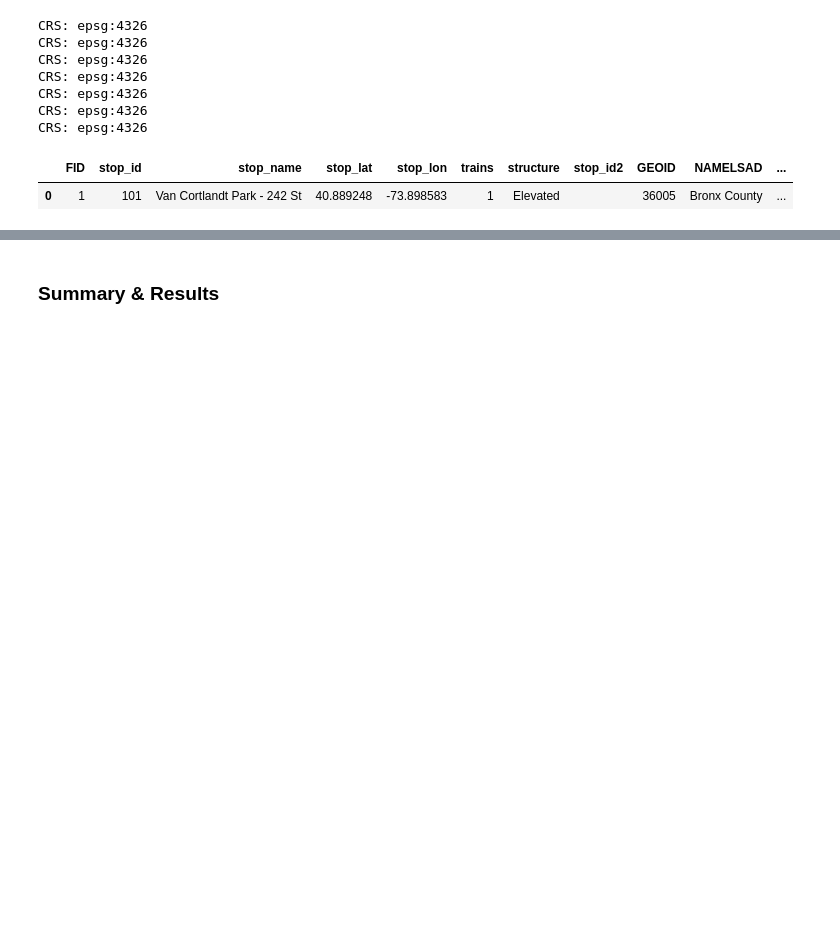
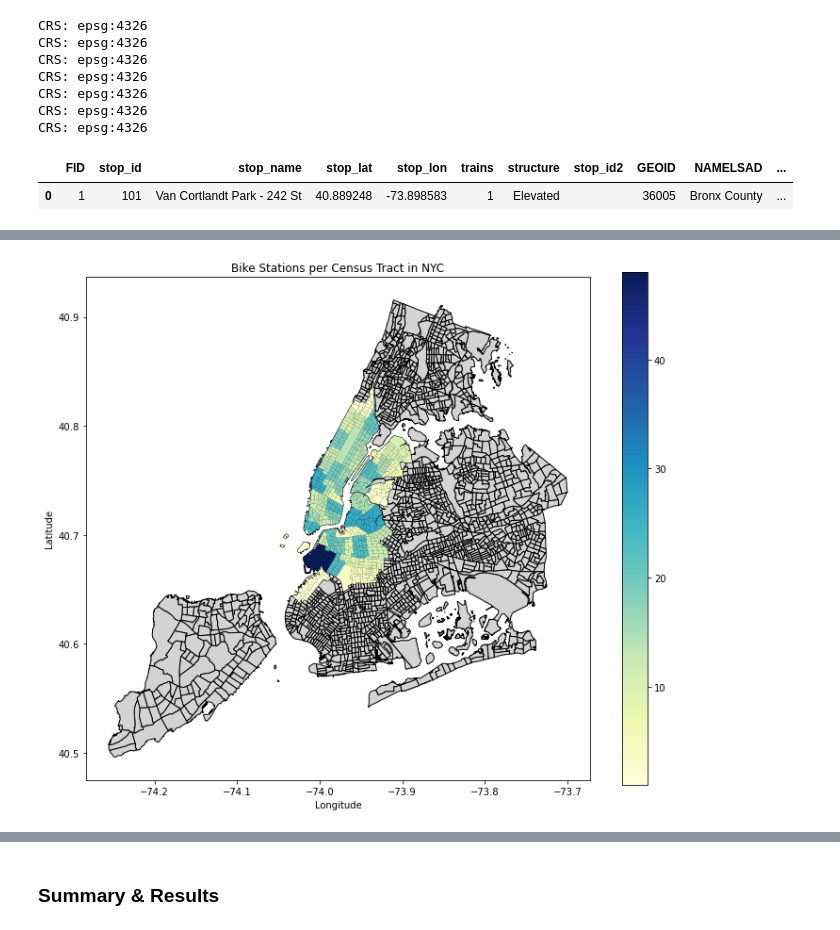
Before and after one commit to natdosan/causal-analysis-nyc-transit, a Jupyter notebook: final_project_031824.ipynb, the cells around one changed output, grey strips where cells are left out. Cells and saved outputs as stored; diff of their text form; code cells hidden in the pictures; blank space fills up the shorter version.

```diff
--- a/final_project_031824.ipynb
+++ b/final_project_031824.ipynb
@@ -169,0 +211,19 @@ plt.show()
+# %%
+# 1. Perform spatial join
+bike_stations_with_tracts = gpd.sjoin(gpd.GeoDataFrame(bike_stations), nyc_boundaries, how='inner', predicate='intersects')
+
+# 2. Aggregate by census tract
+bike_station_counts = bike_stations_with_tracts.groupby('NTA2020').size().reset_index(name='bike_station_count')
+
+# 3. Merge aggregated counts back into nyc_boundaries
+nyc_boundaries_with_counts = pd.merge(nyc_boundaries, bike_station_counts, on='NTA2020', how='left')
+
+fig, ax = plt.subplots(figsize=(12, 10))
+nyc_boundaries.plot(ax=ax, color='lightgray', edgecolor='black')
+nyc_boundaries_with_counts.plot(ax=ax, column='bike_station_count', cmap='YlGnBu', figsize=(10, 8), legend=True)
+plt.title('Bike Stations per Census Tract in NYC')
+plt.xlabel('Longitude')
+plt.ylabel('Latitude')
+plt.show()
+# %% [output]
+[figure, added]
```
Also changed, not shown: parts of 12 cells of this notebook.
